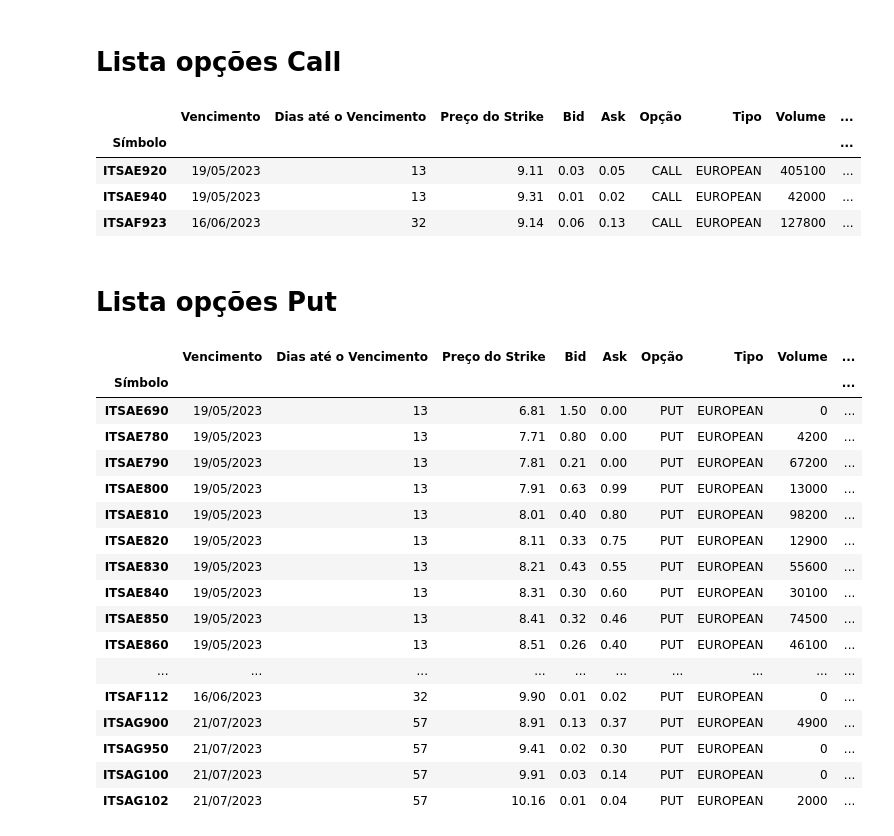
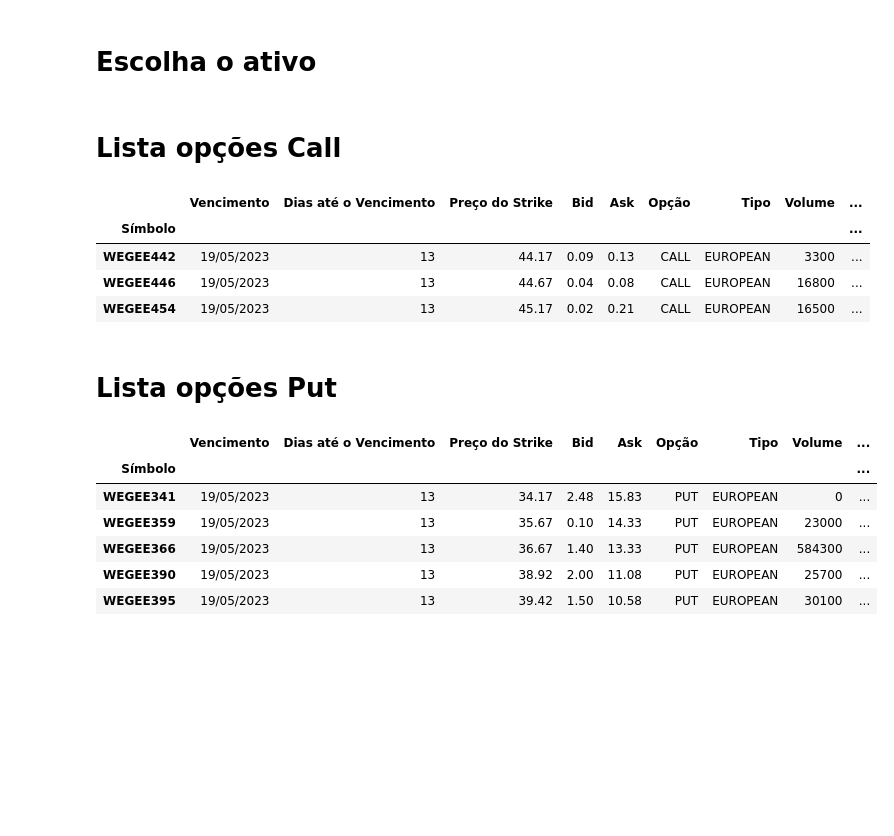
Before and after one commit to lincoolngomes/Analisador-Opcoes, a Jupyter notebook: Analisador_Opções.ipynb, the cells around one changed output. Saved outputs shown, nothing was run; the diff lists cells and outputs as text; code cells hidden in the pictures; blank space fills up the shorter version.

Commit message:
Incremendo de input para ativo

```diff
--- a/Analisador_Opções.ipynb
+++ b/Analisador_Opções.ipynb
@@ -1,5 +1,10 @@
 # %% [markdown]
 <a href="https://colab.research.google.com/github/lincoolngomes/Analisador-Opcoes/blob/master/Analisador_Op%C3%A7%C3%B5es.ipynb" target="_parent"><img src="https://colab.research.google.com/assets/colab-badge.svg" alt="Open In Colab"/></a>
+# %% [markdown]
+# Escolha o ativo
+# %%
+
+ativo = input()
 # %%
 import requests
 from bs4 import BeautifulSoup
@@ -202,29 +205,18 @@ opcoes_call
 # %% [output]
 |  | Vencimento | Dias até o Vencimento | Preço do Strike | Bid | Ask | Opção | Tipo | Volume | ... |
 | Símbolo |  |  |  |  |  |  |  |  | ... |
-| ITSAE920 | 19/05/2023 | 13 | 9.11 | 0.03 | 0.05 | CALL | EUROPEAN | 405100 | ... |
-| ITSAE940 | 19/05/2023 | 13 | 9.31 | 0.01 | 0.02 | CALL | EUROPEAN | 42000 | ... |
-| ITSAF923 | 16/06/2023 | 32 | 9.14 | 0.06 | 0.13 | CALL | EUROPEAN | 127800 | ... |
+| WEGEE442 | 19/05/2023 | 13 | 44.17 | 0.09 | 0.13 | CALL | EUROPEAN | 3300 | ... |
+| WEGEE446 | 19/05/2023 | 13 | 44.67 | 0.04 | 0.08 | CALL | EUROPEAN | 16800 | ... |
+| WEGEE454 | 19/05/2023 | 13 | 45.17 | 0.02 | 0.21 | CALL | EUROPEAN | 16500 | ... |
 # %% [markdown]
 # Lista opções Put
 # %%
-opcoes_put
+opcoes_put.head()
 # %% [output]
 |  | Vencimento | Dias até o Vencimento | Preço do Strike | Bid | Ask | Opção | Tipo | Volume | ... |
 | Símbolo |  |  |  |  |  |  |  |  | ... |
-| ITSAE690 | 19/05/2023 | 13 | 6.81 | 1.50 | 0.00 | PUT | EUROPEAN | 0 | ... |
-| ITSAE780 | 19/05/2023 | 13 | 7.71 | 0.80 | 0.00 | PUT | EUROPEAN | 4200 | ... |
-| ITSAE790 | 19/05/2023 | 13 | 7.81 | 0.21 | 0.00 | PUT | EUROPEAN | 67200 | ... |
-| ITSAE800 | 19/05/2023 | 13 | 7.91 | 0.63 | 0.99 | PUT | EUROPEAN | 13000 | ... |
-| ITSAE810 | 19/05/2023 | 13 | 8.01 | 0.40 | 0.80 | PUT | EUROPEAN | 98200 | ... |
-| ITSAE820 | 19/05/2023 | 13 | 8.11 | 0.33 | 0.75 | PUT | EUROPEAN | 12900 | ... |
-| ITSAE830 | 19/05/2023 | 13 | 8.21 | 0.43 | 0.55 | PUT | EUROPEAN | 55600 | ... |
-| ITSAE840 | 19/05/2023 | 13 | 8.31 | 0.30 | 0.60 | PUT | EUROPEAN | 30100 | ... |
-| ITSAE850 | 19/05/2023 | 13 | 8.41 | 0.32 | 0.46 | PUT | EUROPEAN | 74500 | ... |
-| ITSAE860 | 19/05/2023 | 13 | 8.51 | 0.26 | 0.40 | PUT | EUROPEAN | 46100 | ... |
-| ... | ... | ... | ... | ... | ... | ... | ... | ... | ... |
-| ITSAF112 | 16/06/2023 | 32 | 9.90 | 0.01 | 0.02 | PUT | EUROPEAN | 0 | ... |
-| ITSAG900 | 21/07/2023 | 57 | 8.91 | 0.13 | 0.37 | PUT | EUROPEAN | 4900 | ... |
-| ITSAG950 | 21/07/2023 | 57 | 9.41 | 0.02 | 0.30 | PUT | EUROPEAN | 0 | ... |
-| ITSAG100 | 21/07/2023 | 57 | 9.91 | 0.03 | 0.14 | PUT | EUROPEAN | 0 | ... |
-| ITSAG102 | 21/07/2023 | 57 | 10.16 | 0.01 | 0.04 | PUT | EUROPEAN | 2000 | ... |
+| WEGEE341 | 19/05/2023 | 13 | 34.17 | 2.48 | 15.83 | PUT | EUROPEAN | 0 | ... |
+| WEGEE359 | 19/05/2023 | 13 | 35.67 | 0.10 | 14.33 | PUT | EUROPEAN | 23000 | ... |
+| WEGEE366 | 19/05/2023 | 13 | 36.67 | 1.40 | 13.33 | PUT | EUROPEAN | 584300 | ... |
+| WEGEE390 | 19/05/2023 | 13 | 38.92 | 2.00 | 11.08 | PUT | EUROPEAN | 25700 | ... |
+| WEGEE395 | 19/05/2023 | 13 | 39.42 | 1.50 | 10.58 | PUT | EUROPEAN | 30100 | ... |
```
Also changed, not shown: parts of 1 cell of this notebook.
